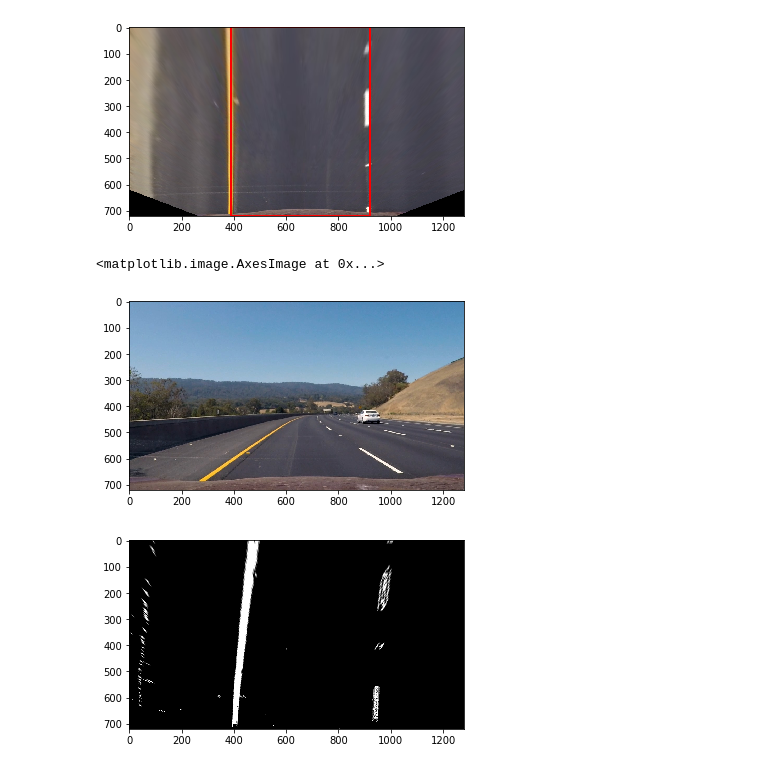
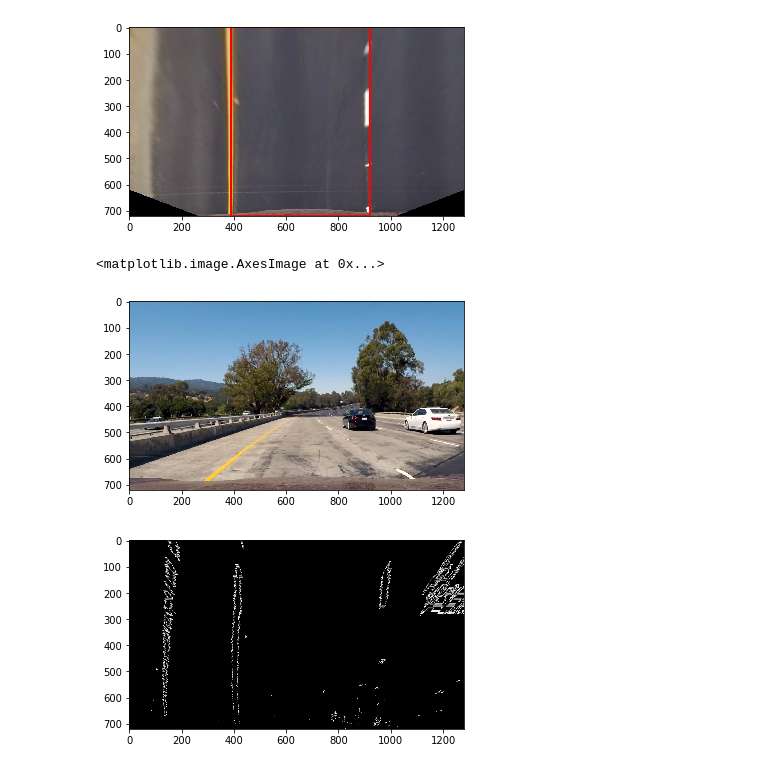
Before and after one commit to root221/CarND-Advanced-Lane-Lines, a Jupyter notebook: LaneLines.ipynb, the cells around one changed output. Saved outputs shown, nothing was run; the diff lists cells and outputs as text; code cells hidden in the pictures.

```diff
--- a/LaneLines.ipynb
+++ b/LaneLines.ipynb
@@ -157,41 +157,35 @@ plt.imshow(warp)
 <matplotlib.image.AxesImage at 0x...>
 [figure]
 # %%
-path = 'test_images/test3.jpg'
+path = 'test_images/test1.jpg'
 test_image = mpimg.imread(path)
 
 plt.figure()
 plt.imshow(test_image)
 
-    # undistort image
-dst = cv2.undistort(test_image,mtx,dist,None,mtx)
-    #plt.figure()
-    #plt.imshow(dst)
-
-mag_binary = mag_thresh(dst,15,50,150)
+# undistort image
+undist = cv2.undistort(test_image,mtx,dist,None,mtx)
 
 
+mag_binary = mag_thresh(undist,15,50,150)
 
-dir_binary = dir_thresh(dst,15,0.3,1.7)
+dir_binary = dir_thresh(undist,15,0.3,1.7)
 
 color_binary = sat_thresh(test_image,170,255)
-
 
 combine = np.zeros_like(dir_binary)
 combine[((dir_binary==1) & (mag_binary==1)) | (color_binary==1) ] = 1
 
-
-
 # Apply a perspective transform to rectify binary image
 warp = cv2.warpPerspective(combine,M,(test_image.shape[1],test_image.shape[0]))
-#out_img = np.dstack((warp, warp, warp))*255
-#cv2.polylines(out_img,np.int32([[[390,720],[390,0],[920,0],[920,720]]]),1,(255,0,0),5)
+out_img = np.dstack((warp, warp, warp))*255
+
 plt.figure()
-plt.imshow(warp,cmap='gray')
+plt.imshow(out_img,cmap='gray')
 # %% [output]
 <matplotlib.image.AxesImage at 0x...>
-[figure, old version]
+[figure, new version]
-[figure, old version]
+[figure, new version]
 # %%
 # Detect lane pixels and fit to find the lane boundary
 n_windows = 9
```
Also changed, not shown: parts of 5 cells of this notebook.
